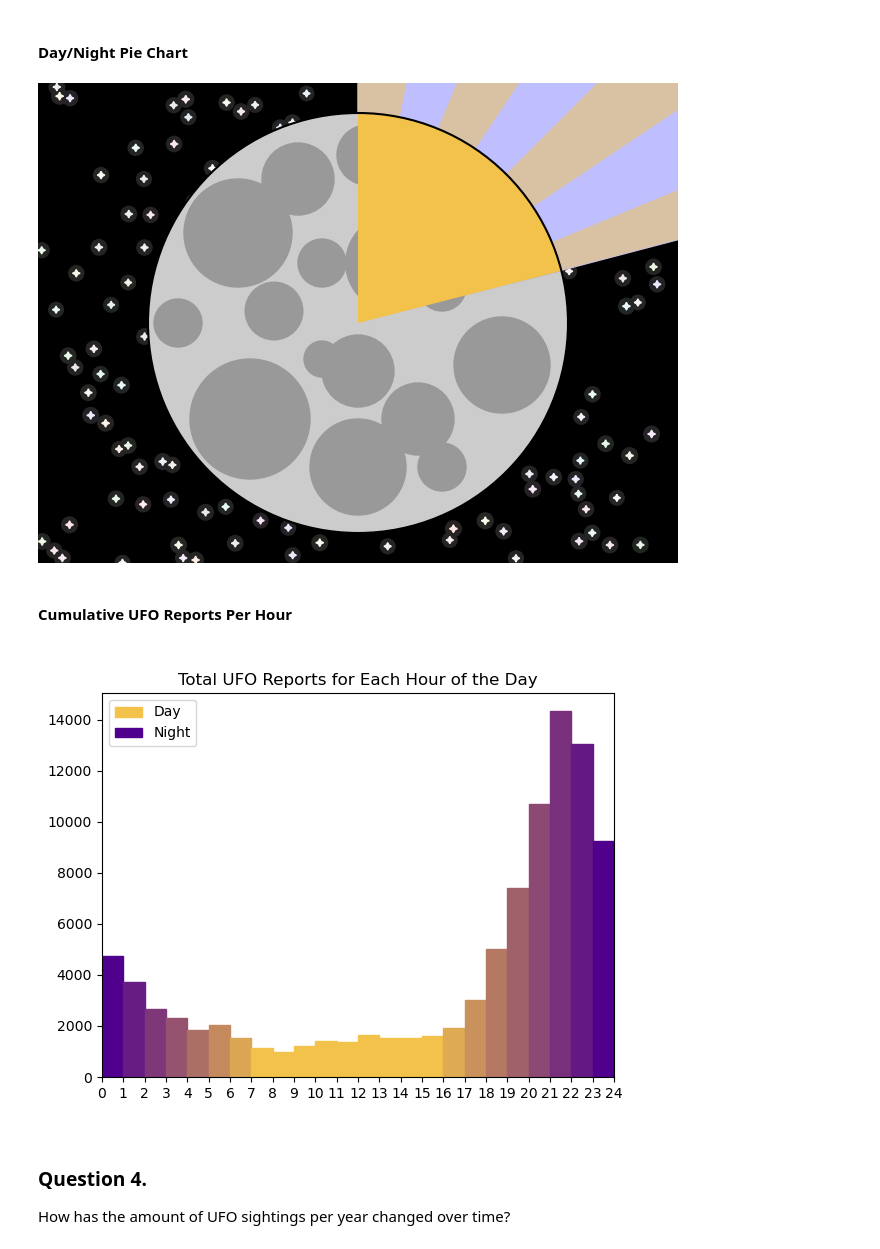
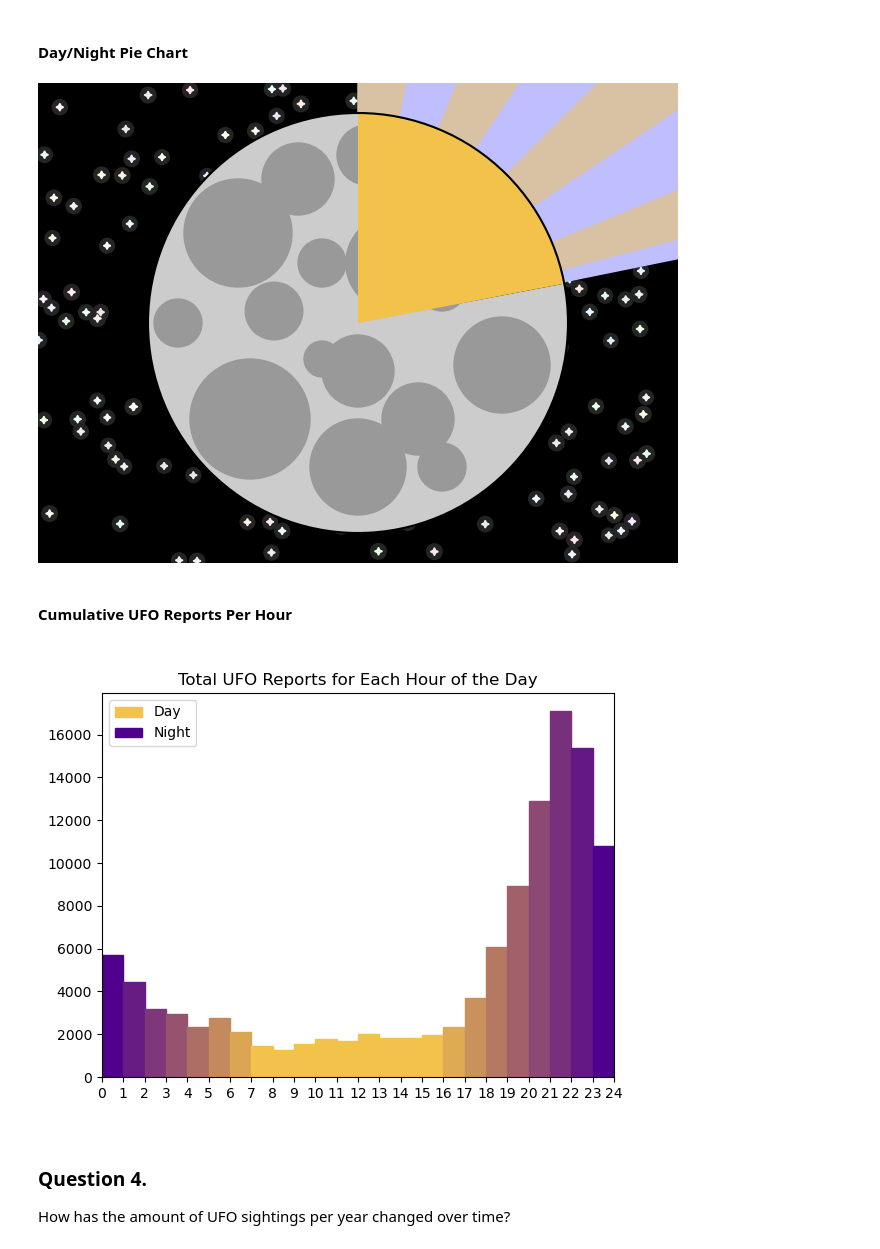
Before and after one commit to LinkWentz/UFO-Report-2021, a Jupyter notebook: Data Exploration.ipynb, the cells around one changed output. Saved outputs shown, nothing was run; the diff lists cells and outputs as text; code cells hidden in the pictures.

```diff
--- a/Data Exploration.ipynb
+++ b/Data Exploration.ipynb
@@ -57,7 +57,7 @@ month_names = ['January',
 # %%
 # Data imports
 
-aliens = pd.read_csv('Datasets/nuforc_events.csv')
+aliens = pd.read_csv('Datasets/nuforc_events_complete.csv')
 state_populations = pd.read_csv('Datasets/state_data.csv')\
                       .set_index('abbreviation')\
                       [['state_name', 'population']]
@@ -485,8 +485,7 @@ Is there a relationship between the time of year and the amount of UFO sightings
 #### UFO Reports Per Month Trend
 # %%
 # Data Wrangling
-aliens_no_4th = aliens.query('(day != 4 | month != 7)')\
-                      .copy()
+aliens_no_4th = aliens.query('(day != 4 | month != 7)').copy()
 # This will give each entry a column containing the total amount of reports
 # for that entry's year.
 aliens_no_4th['reports_this_year'] = aliens_no_4th[['year', 'summary']]\
@@ -815,7 +812,7 @@ fig_5.patch.set_facecolor('k')
 verts = [(0, 0),
          (0, ylim),
          (xlim, ylim),
-         (xlim, 0.7)]
+         (xlim, 0.54)]
 sky = ptchs.Polygon(xy = verts,
                           closed = True,
                           color = dn_palette.get('skyblue'),
@@ -936,34 +933,34 @@ rays = [
     [( 3.70, 1.53), ( xlim, 0.7)]
 ]
 # Add a triangle to the axes object with provided points for each tuple in the
 # rays list.
 for ray in rays:
     verts = [(0, 0)]
     verts.extend(ray)
     ax.add_patch(ptchs.Polygon(verts,
                                color = dn_palette.get('sunray'),
                                zorder = -5))
 #
 #
 # - Z-Order Cheatsheet -
 #   0 ~ Text
 #  -1 ~ Border
 #  -2 ~ Sun
 #  -3 ~ Craters
 #  -4 ~ Moon
 #  -5 ~ Sun Rays
 #  -6 ~ Clouds (Not Used)
 #  -7 ~ Blue Sky
 #  -8 ~ Stars
 #  -9 ~ Star Halos
 # -10 ~ Night Sky/Figure
 #
 #
 
 #-------------------------------------------------------------------------------
 save_and_show('Plots/4 - Day v Night Sightings.png', fig_5)
 # %% [output]
-[figure, old version]
+[figure, new version]
 # %% [markdown]
 #### Cumulative UFO Reports Per Hour
 # %%
@@ -1004,7 +1001,7 @@ ax.legend(handles, ['Day', 'Night']);
 #-------------------------------------------------------------------------------
 save_and_show('Plots/5 - Reports By Hour.png', fig_6)
 # %% [output]
-[figure, old version]
+[figure, new version]
 # %% [markdown]
 ### Question 4.
 How has the amount of UFO sightings per year changed over time?
```
Also changed, not shown: parts of 14 cells of this notebook, 8 other files.
